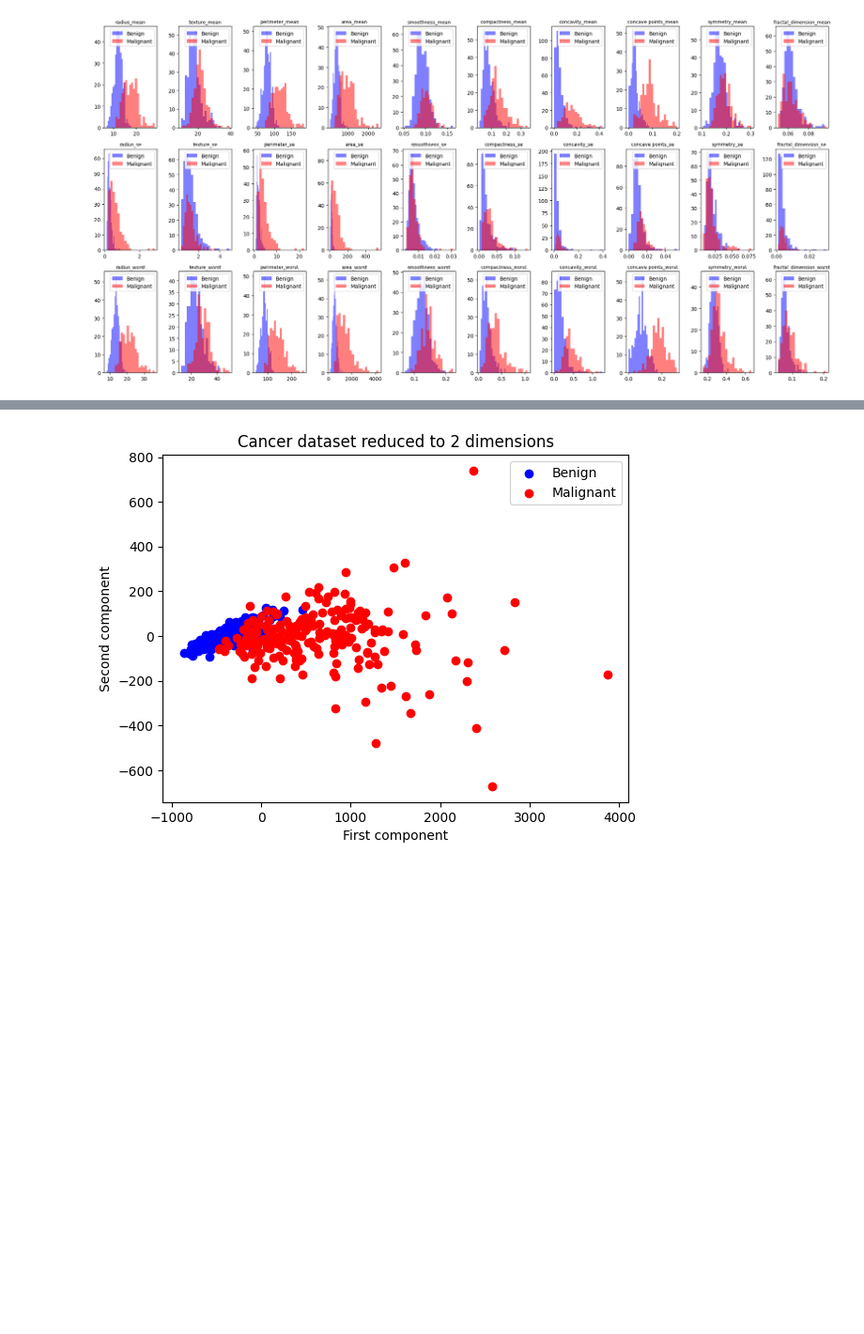
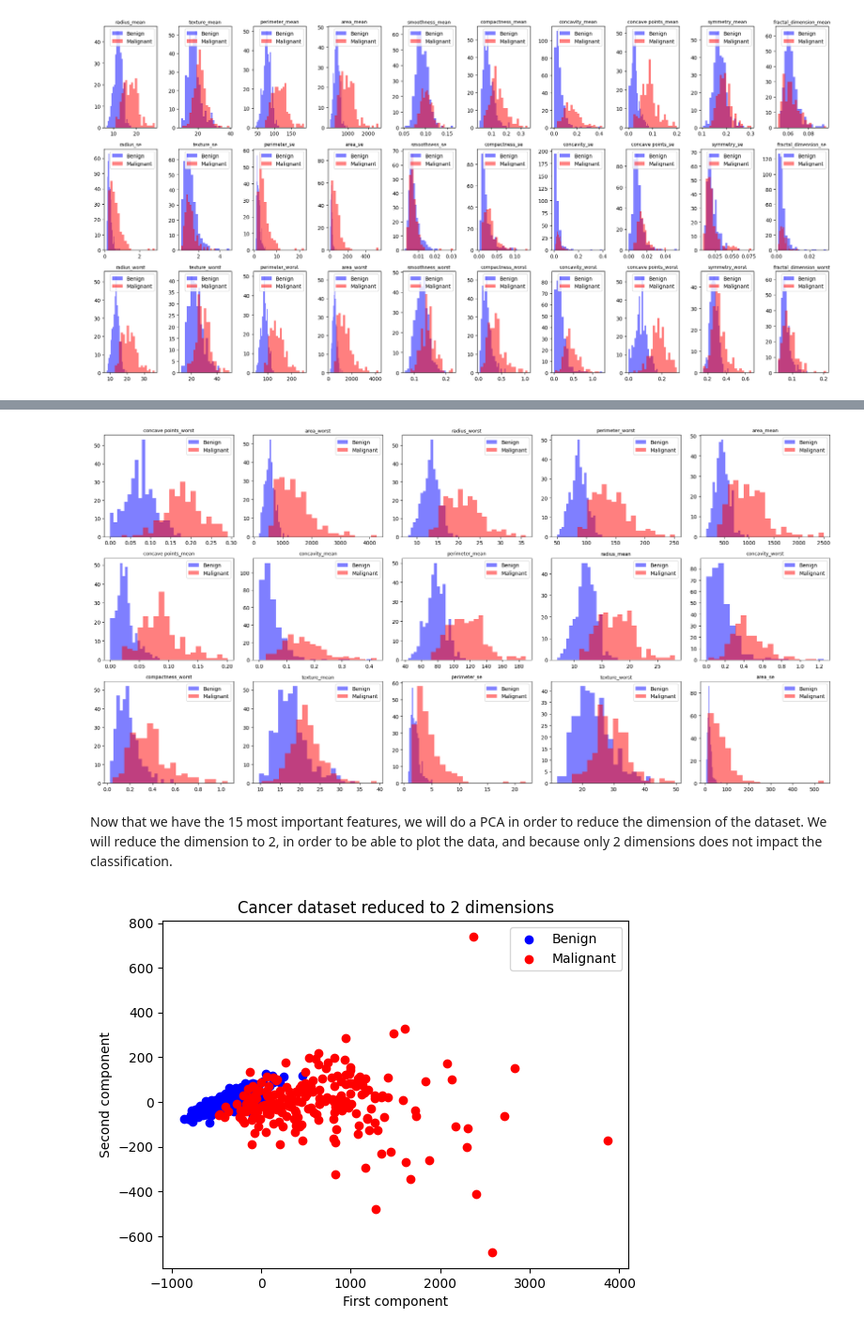
Before and after one commit to nathan-hoche/Epitech-MLU, a Jupyter notebook: exercise_5/exo5.ipynb, the cells around one changed output, grey strips where cells are left out. Shown: that part at 94% size. Drawn from its saved outputs; the diff is of its cells as text; code cells hidden in the pictures; blank space fills up the shorter version.

```diff
--- a/exercise_5/exo5.ipynb
+++ b/exercise_5/exo5.ipynb
@@ -111,0 +127,16 @@ plt.show()
+# %%
+# Calcul the importance of each feature
+from sklearn.ensemble import ExtraTreesClassifier
+import numpy as np
+
+clf = ExtraTreesClassifier(n_estimators=100, random_state=0)
+clf.fit(df, LABELS)
+
+importances = clf.feature_importances_
+# Sort the features by importance
+indices = np.argsort(importances)[::-1]
+
+# Print the feature ranking
+print("Feature ranking:")
+for f in range(df.shape[1]):
+    print("%d. %s (%f)" % (f + 1, df.columns[indices[f]], importances[indices[f]]))
@@ -112,2 +167,22 @@ plt.show()
+# %%
+# Select the 15 most important features
+
+df_important = df[df.columns[indices[:15]]]
+
+# Plot the 10 most important features
+fig, axes = plt.subplots(nrows=3, ncols=5, figsize=(20, 10))
+
+for i, ax in enumerate(axes.flat):
+    ax.hist(df_important[df_important.columns[i]][LABELS==0], bins=20, alpha=0.5, label='Benign', color='blue')
+    ax.hist(df_important[df_important.columns[i]][LABELS==1], bins=20, alpha=0.5, label='Malignant', color='red')
+    ax.set_title(df_important.columns[i], fontsize=9)
+    ax.legend()
+
+plt.tight_layout()
+plt.show()
+# %% [output]
+[figure, added]
+# %% [markdown]
+Now that we have the 15 most important features, we will do a PCA in order to reduce the dimension of the dataset. We will reduce the dimension to 2, in order to be able to plot the data, and because only 2 dimensions does not impact the classification.
 # %%
 # Use the PCA to reduce the dimensionality of the dataset
```
Also changed, not shown: parts of 19 cells of this notebook.
